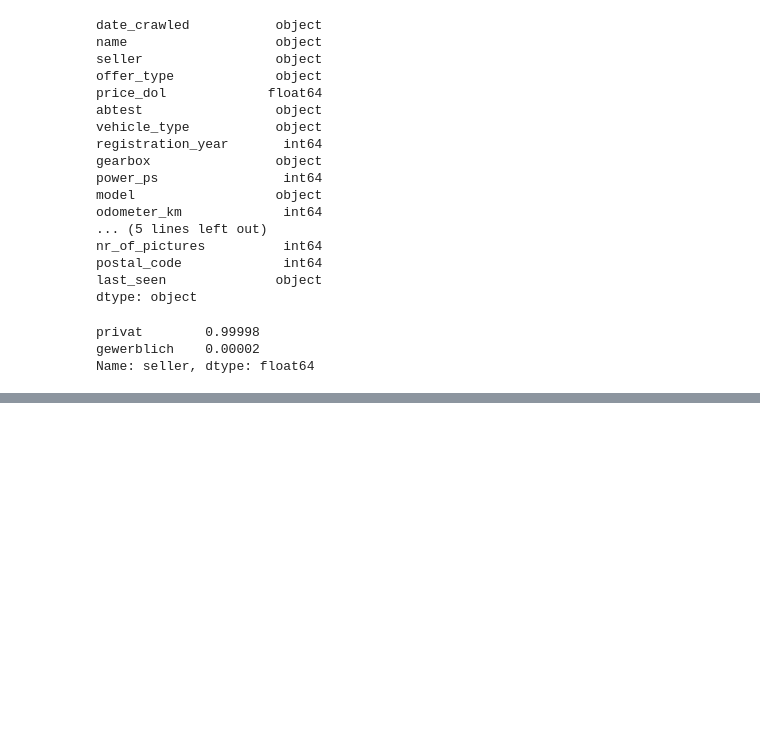
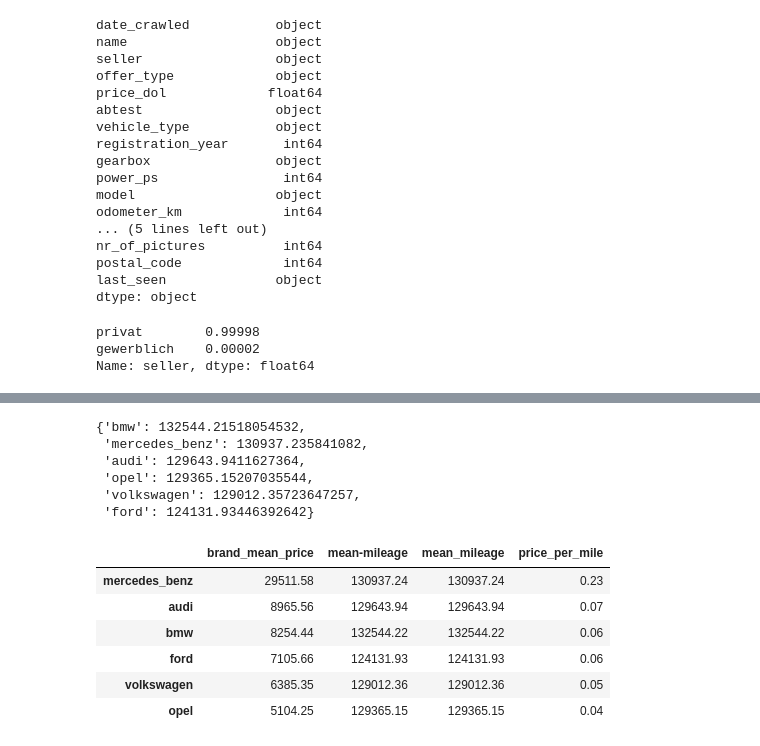
Before and after one commit to Chretien/ebay_car_sales_project, a Jupyter notebook: Basics.ipynb, the cells around one changed output, grey strips where cells are left out. Cells and saved outputs as stored; diff of their text form; code cells hidden in the pictures; blank space fills up the shorter version.

```diff
--- a/Basics.ipynb
+++ b/Basics.ipynb
@@ -256,0 +403,2 @@ Name: seller, dtype: float64
+# %%
+new_df = pd.DataFrame(brand_mean_ser,columns=['brand_mean_price'])
@@ -256,0 +415,33 @@ Name: seller, dtype: float64
+# %%
+mean_mileage = {}
+
+for i in brand_tags[:6]:
+    av_mile = autos.loc[autos['brand']==i, 'odometer_km'].mean()
+    mean_mileage[i] = av_mile
+
+mean_mileage = dict(sorted(mean_mileage.items(), key=lambda item:item[1],reverse=True))
+
+mean_mileage
+# %% [output]
+{'bmw': 132544.21518054532,
+ 'mercedes_benz': 130937.235841082,
+ 'audi': 129643.9411627364,
+ 'opel': 129365.15207035544,
+ 'volkswagen': 129012.35723647257,
+ 'ford': 124131.93446392642}
+# %%
+s_mean_mileage = pd.Series(mean_mileage)
+
+new_df['mean_mileage'] = round(s_mean_mileage,2)
+# %%
+new_df['price_per_mile'] = round(new_df['brand_mean_price'] / new_df['mean_mileage'],2)
+# %%
+new_df
+# %% [output]
+|  | brand_mean_price | mean-mileage | mean_mileage | price_per_mile |
+| mercedes_benz | 29511.58 | 130937.24 | 130937.24 | 0.23 |
+| audi | 8965.56 | 129643.94 | 129643.94 | 0.07 |
+| bmw | 8254.44 | 132544.22 | 132544.22 | 0.06 |
+| ford | 7105.66 | 124131.93 | 124131.93 | 0.06 |
+| volkswagen | 6385.35 | 129012.36 | 129012.36 | 0.05 |
+| opel | 5104.25 | 129365.15 | 129365.15 | 0.04 |
```
Also changed, not shown: parts of 18 cells of this notebook.
